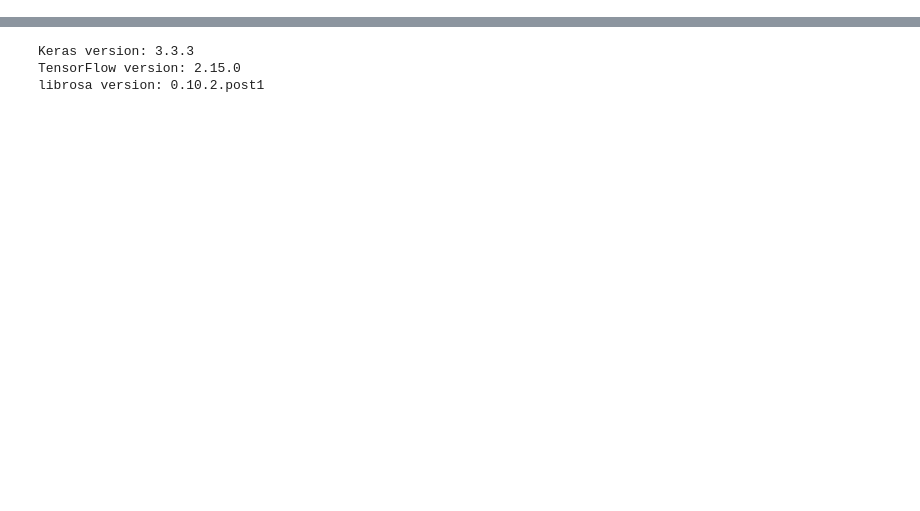
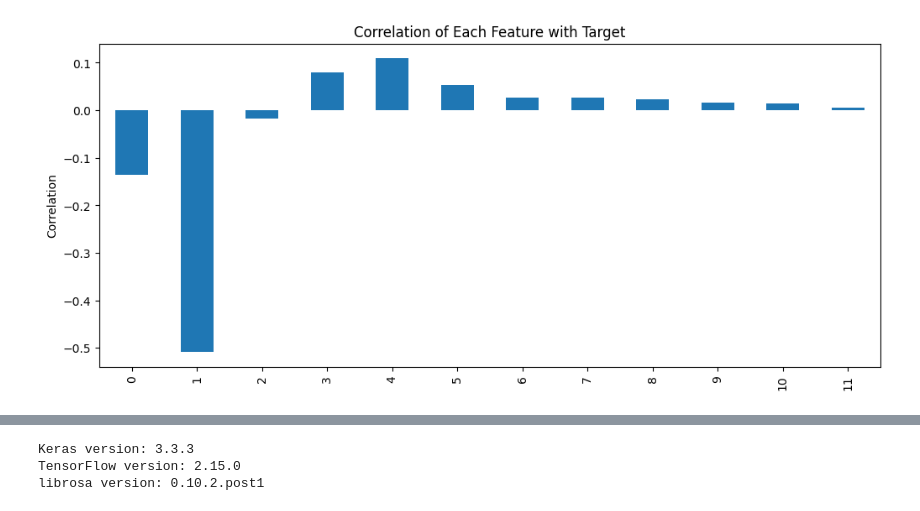
Before and after one commit to zakaria409/Audio_DeepFake_Detection, a Jupyter notebook: development.ipynb, the cells around one changed output, grey strips where cells are left out. Saved outputs shown, nothing was run; the diff lists cells and outputs as text; code cells hidden in the pictures; blank space fills up the shorter version.

```diff
--- a/development.ipynb
+++ b/development.ipynb
@@ -1214,0 +185,4 @@ model.save("/kaggle/working/U-Net.h5")
+# %%
+df2 = df.iloc[:,:-30]
+df2 = pd.concat([df2, df_y], axis=1)
+df2.head()
@@ -1214,0 +196,18 @@ model.save("/kaggle/working/U-Net.h5")
+# %%
+import numpy as np
+import pandas as pd
+import matplotlib.pyplot as plt
+
+#df = pd.concat([df_X, pd.Series(y, name='target')], axis=1)
+
+# Compute correlation of each feature with the target
+corr_with_target = df2.corr()['target'].drop('target')  # drop target itself
+
+# Plot the correlations
+plt.figure(figsize=(12, 5))
+corr_with_target.plot(kind='bar')
+plt.title("Correlation of Each Feature with Target")
+plt.ylabel("Correlation")
+plt.show()
+# %% [output]
+[figure, added]
```
Also changed, not shown: parts of 84 cells of this notebook.
